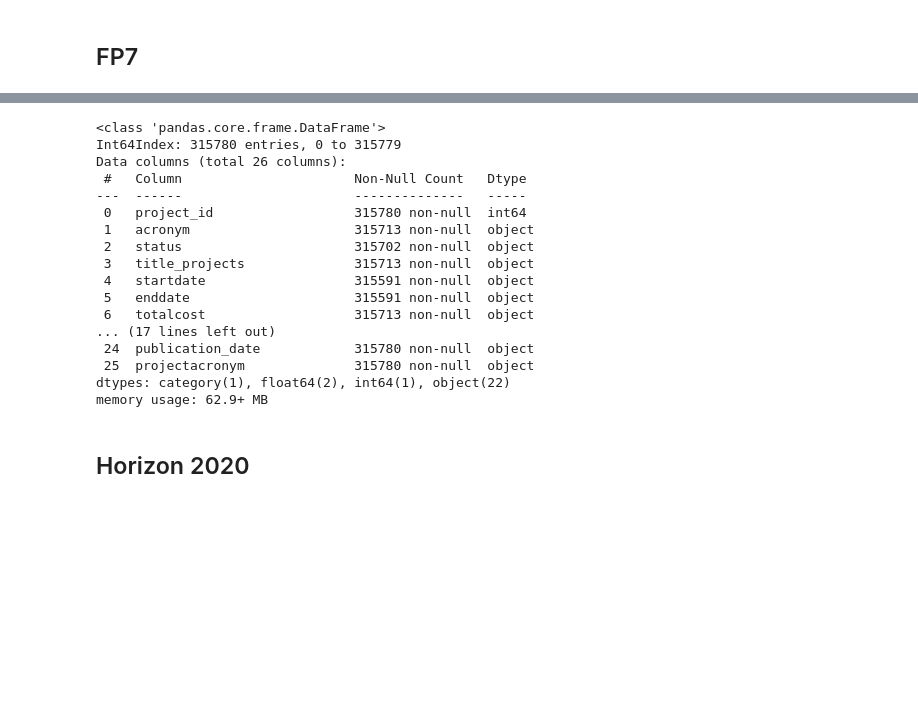
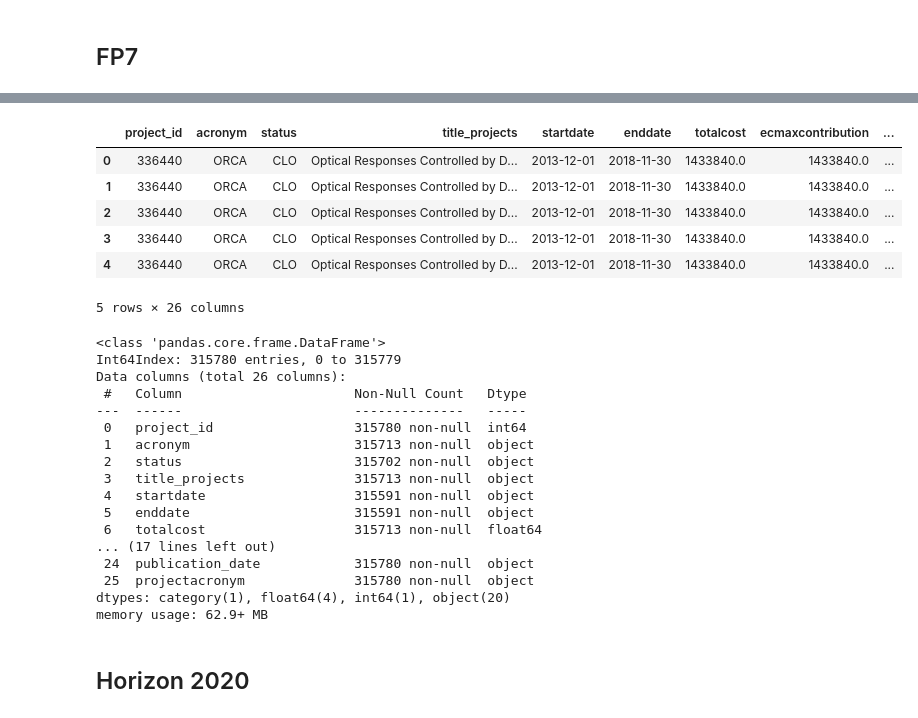
Before and after one commit to bsc-life/biohackathon_germany_2023, a Jupyter notebook: WG2/cordis_data.ipynb, the cells around one changed output, grey strips where cells are left out. Drawn from its saved outputs; the diff is of its cells as text; code cells hidden in the pictures; blank space fills up the shorter version.

```diff
--- a/WG2/cordis_data.ipynb
+++ b/WG2/cordis_data.ipynb
@@ -122,23 +60,32 @@ display(FP7_merged)
-# %%
-FP7_merged.info()
-# %% [output]
-<class 'pandas.core.frame.DataFrame'>
-Int64Index: 315780 entries, 0 to 315779
-Data columns (total 26 columns):
- #   Column                      Non-Null Count   Dtype
----  ------                      --------------   -----
- 0   project_id                  315780 non-null  int64
- 1   acronym                     315713 non-null  object
- 2   status                      315702 non-null  object
- 3   title_projects              315713 non-null  object
- 4   startdate                   315591 non-null  object
- 5   enddate                     315591 non-null  object
- 6   totalcost                   315713 non-null  object
-... (17 lines left out)
- 24  publication_date            315780 non-null  object
- 25  projectacronym              315780 non-null  object
-dtypes: category(1), float64(2), int64(1), object(22)
-memory usage: 62.9+ MB
+# %%
+#Test that the df is correct and the columns are the correct type
+display(FP7_merged.head())
+FP7_merged.info()
+# %% [output]
+|  | project_id | acronym | status | title_projects | startdate | enddate | totalcost | ecmaxcontribution | ... |
+| 0 | 336440 | ORCA | CLO | Optical Responses Controlled by D... | 2013-12-01 | 2018-11-30 | 1433840.0 | 1433840.0 | ... |
+| 1 | 336440 | ORCA | CLO | Optical Responses Controlled by D... | 2013-12-01 | 2018-11-30 | 1433840.0 | 1433840.0 | ... |
+| 2 | 336440 | ORCA | CLO | Optical Responses Controlled by D... | 2013-12-01 | 2018-11-30 | 1433840.0 | 1433840.0 | ... |
+| 3 | 336440 | ORCA | CLO | Optical Responses Controlled by D... | 2013-12-01 | 2018-11-30 | 1433840.0 | 1433840.0 | ... |
+| 4 | 336440 | ORCA | CLO | Optical Responses Controlled by D... | 2013-12-01 | 2018-11-30 | 1433840.0 | 1433840.0 | ... |
+5 rows × 26 columns
+<class 'pandas.core.frame.DataFrame'>
+Int64Index: 315780 entries, 0 to 315779
+Data columns (total 26 columns):
+ #   Column                      Non-Null Count   Dtype
+---  ------                      --------------   -----
+ 0   project_id                  315780 non-null  int64
+ 1   acronym                     315713 non-null  object
+ 2   status                      315702 non-null  object
+ 3   title_projects              315713 non-null  object
+ 4   startdate                   315591 non-null  object
+ 5   enddate                     315591 non-null  object
+ 6   totalcost                   315713 non-null  float64
+... (17 lines left out)
+ 24  publication_date            315780 non-null  object
+ 25  projectacronym              315780 non-null  object
+dtypes: category(1), float64(4), int64(1), object(20)
+memory usage: 62.9+ MB
 # %% [markdown]
 ## Horizon 2020
 # %%
```
Also changed, not shown: parts of 46 cells of this notebook.
